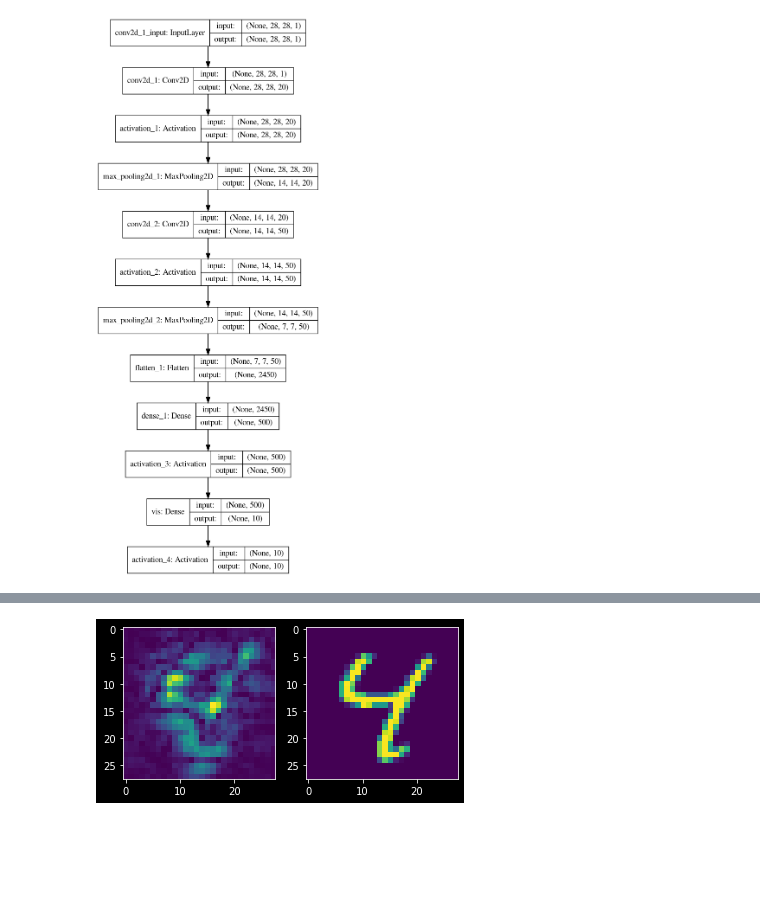
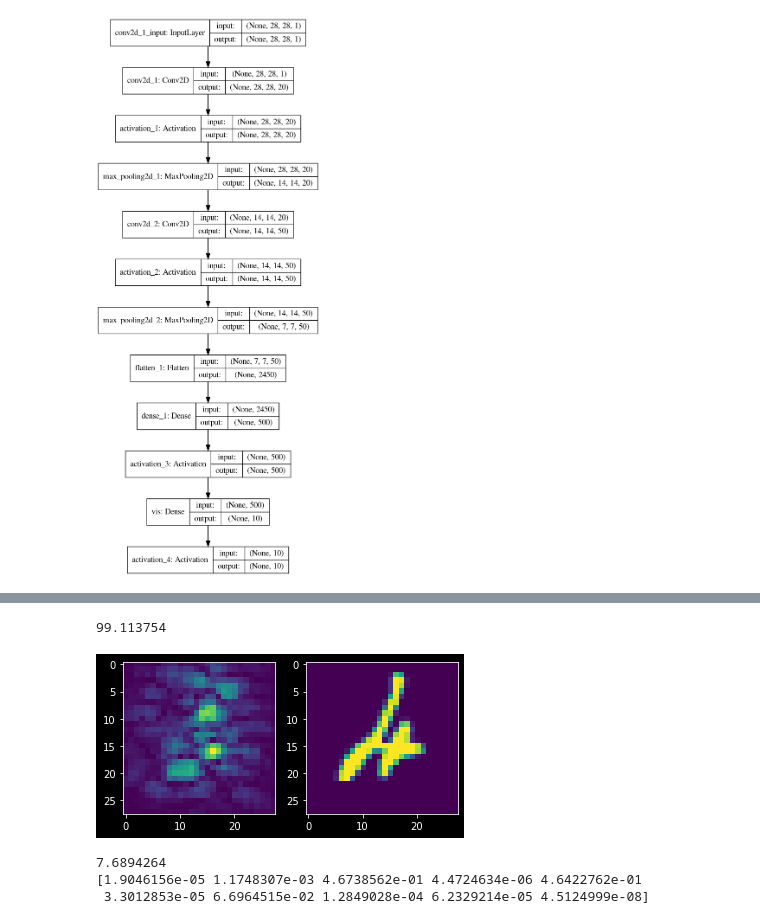
Before and after one commit to YalesRios/Samel, a Jupyter notebook: samel.ipynb, the cells around one changed output, grey strips where cells are left out. Cells and saved outputs as stored; diff of their text form; code cells hidden in the pictures; blank space fills up the shorter version.

Commit message:
Created merged saliency map and average difference value

```diff
--- a/samel.ipynb
+++ b/samel.ipynb
@@ -218,12 +218,24 @@ plt.imshow(activation_map,interpolation='nearest')
 # %%
-input_idx = 6
+input_idx = 247
 fig, ax = plt.subplots(nrows=1, ncols=2)
 saliency_map = visualize_saliency(model = lenet,layer_idx = 9, filter_indices = np.argmax(testY[input_idx]), seed_input = testX[input_idx])
 ax[0].imshow(saliency_map.reshape(28,28),interpolation='nearest')
 ax[1].imshow(testX[input_idx].reshape(28,28))
+print(np.sum(saliency_map))
 plt.show()
 # %% [output]
+99.113754
-[figure, old version]
+[figure, new version]
+# %%
+intermediate_layer_model = keras.Model(inputs=lenet.input,
+                                 outputs=lenet.get_layer("vis").output)
+intermediate_output = intermediate_layer_model.predict(testX)[input_idx]
+print(max(intermediate_output))
+print(lenet.predict(testX)[input_idx])
+# %% [output]
+7.6894264
+[1.9046156e-05 1.1748307e-03 4.6738562e-01 4.4724634e-06 4.6422762e-01
+ 3.3012853e-05 6.6964515e-02 1.2849028e-04 6.2329214e-05 4.5124999e-08]
 # %%
 #Generate multiple activation_maps
 activation_maps = []
```
Also changed, not shown: parts of 11 cells of this notebook.
